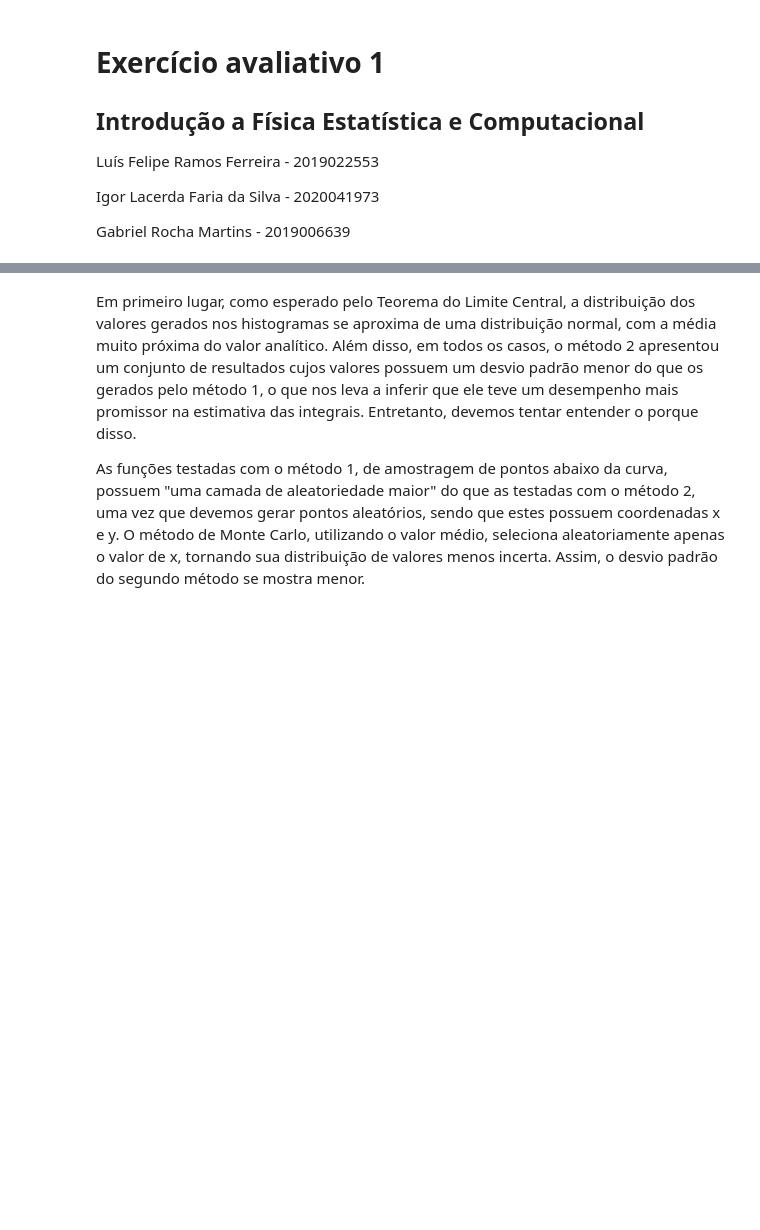
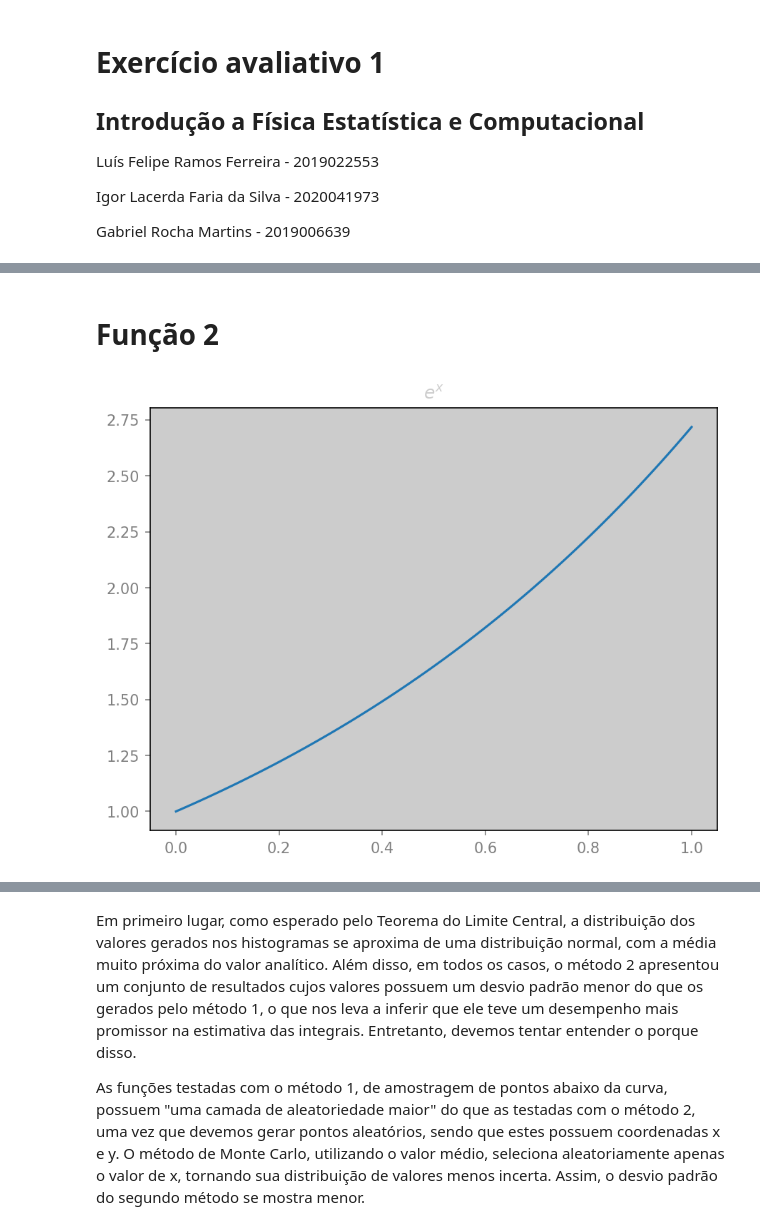
Before and after one commit to igorlfs/ifec, a Jupyter notebook: 3/main.ipynb, the cells around one changed output, grey strips where cells are left out. Cells and saved outputs as stored; diff of their text form; code cells hidden in the pictures; blank space fills up the shorter version.

```diff
--- a/3/main.ipynb
+++ b/3/main.ipynb
@@ -68,0 +87,13 @@ for i in SIZES:
+# %% [markdown]
+# Função 2
+# %%
+def plot_2():
+    x = np.linspace(0, 1, 100)
+    y = np.e**x
+    plt.title("$e^x$")
+    plt.plot(x, y)
+
+
+plot_2()
+# %% [output]
+[figure, added]
```
Also changed, not shown: parts of 54 cells of this notebook, 3 other files.
